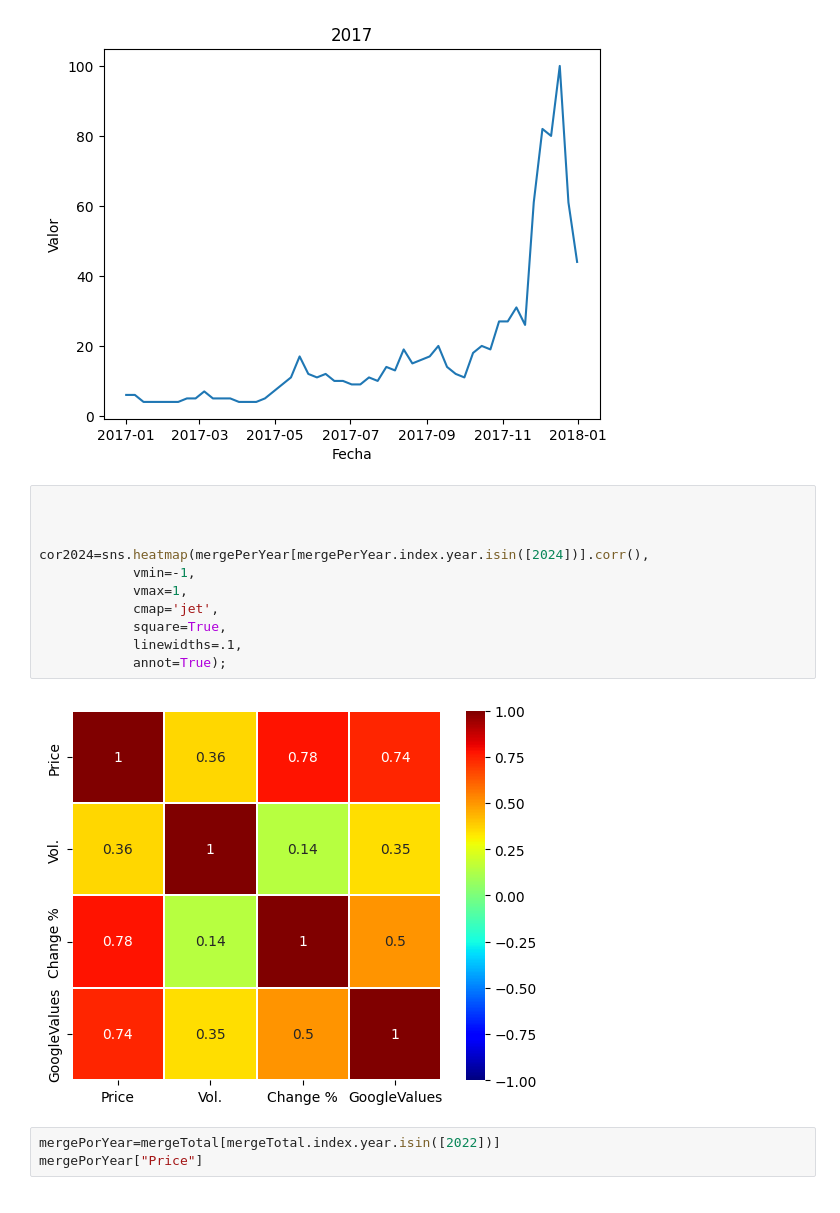
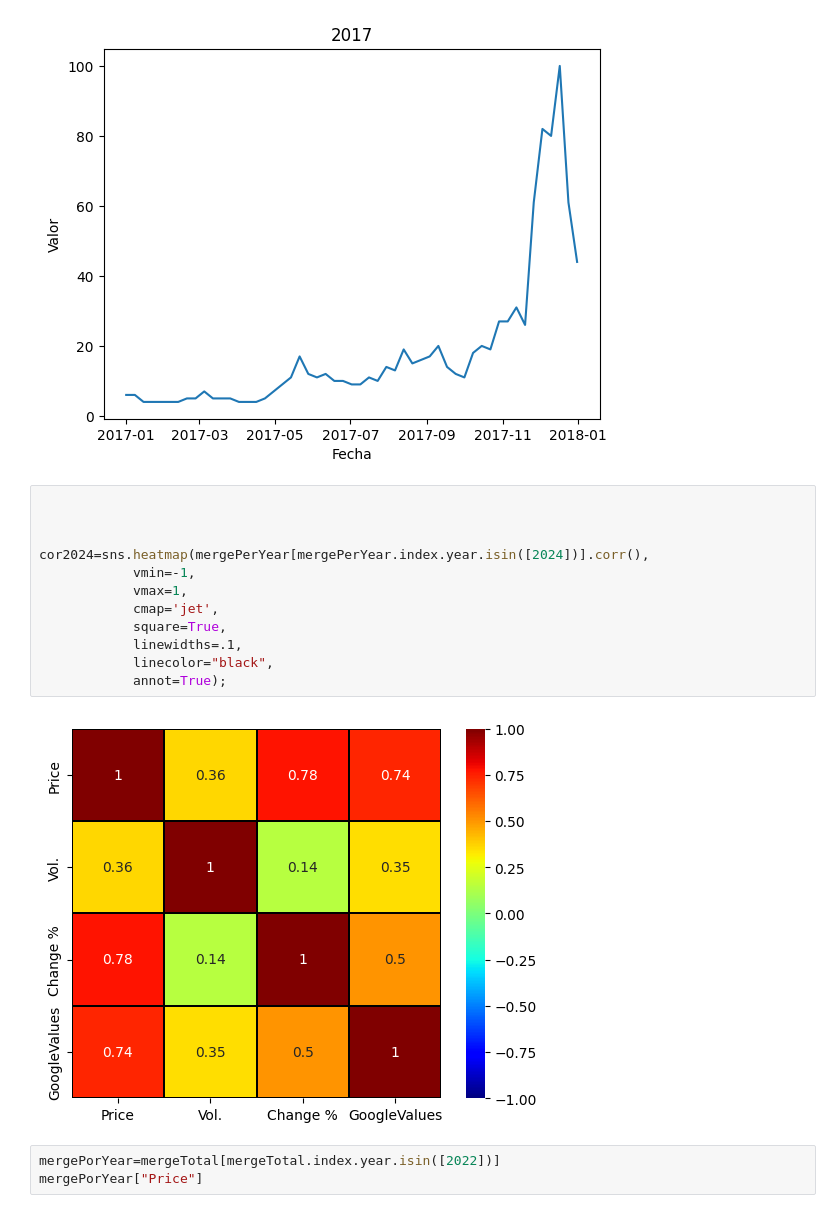
Before and after one commit to NicoUIcreator/btcData, a Jupyter notebook: notebooks/inicios.ipynb, the cells around one changed output. Saved outputs shown, nothing was run; the diff lists cells and outputs as text.

```diff
--- a/notebooks/inicios.ipynb
+++ b/notebooks/inicios.ipynb
@@ -466,16 +465,17 @@ plt.show()
 # %%
 
 
 
 cor2024=sns.heatmap(mergePerYear[mergePerYear.index.year.isin([2024])].corr(),
             vmin=-1,
             vmax=1,
             cmap='jet',
             square=True,
             linewidths=.1,
+            linecolor="black",
             annot=True);
 # %% [output]
-[figure, old version]
+[figure, new version]
 # %%
 mergePorYear=mergeTotal[mergeTotal.index.year.isin([2022])]
 mergePorYear["Price"]
```
Also changed, not shown: parts of 7 cells of this notebook, 20 other files.
